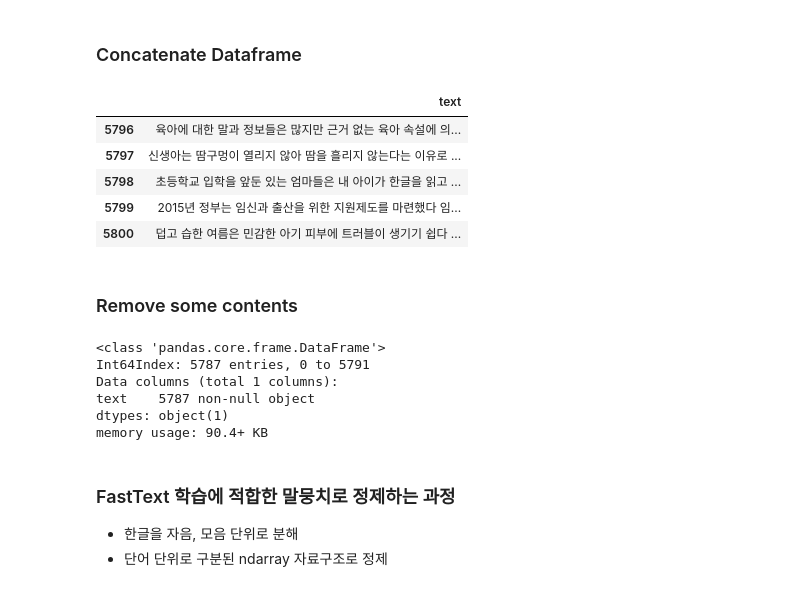
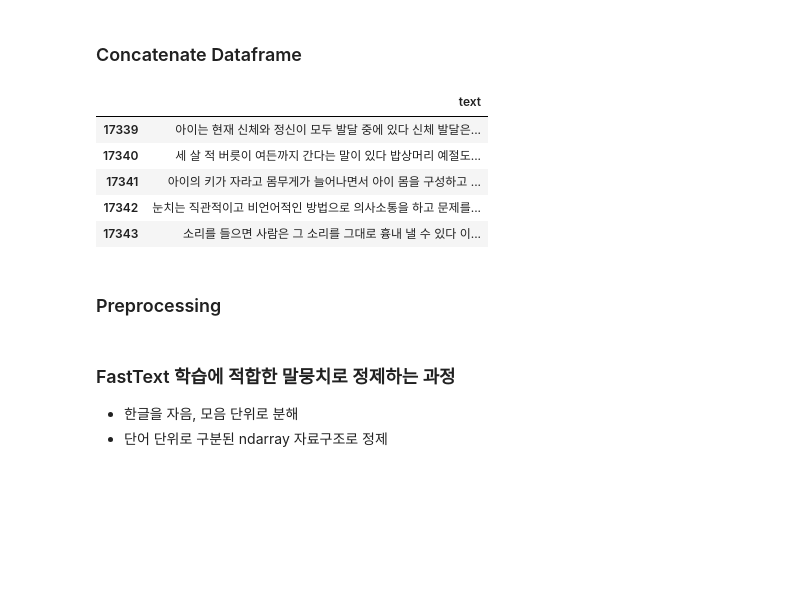
Before and after one commit to catching-space/works, a Jupyter notebook: fasttext.ipynb, the cells around one changed output. Cells and saved outputs as stored; diff of their text form; code cells hidden in the pictures; blank space fills up the shorter version.

```diff
--- a/fasttext.ipynb
+++ b/fasttext.ipynb
@@ -17,6 +17,7 @@ df1 = pd.read_csv("data/maeili.csv", encoding='utf-8')
 df2 = pd.read_csv("data/baby.csv", encoding='utf-8')
 df3 = pd.read_csv("data/toys.csv", encoding='utf-8')
 df4 = pd.read_csv("data/seoulchildcare.csv", encoding='utf-8')
-df5 = pd.read_csv("data/babynews.csv", encoding='utf-8')
+df5 = pd.read_csv("data/babynews_DLC.csv", encoding='utf-8')
 df6 = pd.read_csv("data/ildongfoodis.csv", encoding='utf-8')
 df7 = pd.read_csv("data/momsmagazine.csv", encoding='utf-8')
+df8 = pd.read_csv("data/ange.csv", encoding='utf-8')
@@ -100,15 +24,16 @@ df7.tail()
 # %% [markdown]
 ### Concatenate Dataframe
 # %%
-df = pd.concat([df1.text, df2.text, df3.text, df4.text, df5.text, df6.text, df7.text])
+df = pd.concat([df1.text, df2.text, df3.text, df4.text,
+                df5.text, df6.text, df7.text, df8.text])
 df = pd.DataFrame(df).reset_index(drop=True)
 df.tail()
 # %% [output]
 |  | text |
-| 5796 | 육아에 대한 말과 정보들은 많지만 근거 없는 육아 속설에 의... |
-| 5797 | 신생아는 땀구멍이 열리지 않아 땀을 흘리지 않는다는 이유로 ... |
-| 5798 | 초등학교 입학을 앞둔 있는 엄마들은 내 아이가 한글을 읽고 ... |
-| 5799 | 2015년 정부는 임신과 출산을 위한 지원제도를 마련했다 임... |
-| 5800 | 덥고 습한 여름은 민감한 아기 피부에 트러블이 생기기 쉽다 ... |
+| 17339 | 아이는 현재 신체와 정신이 모두 발달 중에 있다 신체 발달은... |
+| 17340 | 세 살 적 버릇이 여든까지 간다는 말이 있다 밥상머리 예절도... |
+| 17341 | 아이의 키가 자라고 몸무게가 늘어나면서 아이 몸을 구성하고 ... |
+| 17342 | 눈치는 직관적이고 비언어적인 방법으로 의사소통을 하고 문제를... |
+| 17343 | 소리를 들으면 사람은 그 소리를 그대로 흉내 낼 수 있다 이... |
-# %% [markdown]
-### Remove some contents
+# %% [markdown]
+### Preprocessing
@@ -115,12 +55,5 @@ df.tail()
 # %%
 df = df.drop(index=[952, 955, 956, 960, 962, 964, 1165, 1240, 1322])
+df = df.drop_duplicates()
+df = df.dropna()
 df = pd.DataFrame(df).reset_index(drop=True)
-df = df.dropna()
-df.info()
-# %% [output]
-<class 'pandas.core.frame.DataFrame'>
-Int64Index: 5787 entries, 0 to 5791
-Data columns (total 1 columns):
-text    5787 non-null object
-dtypes: object(1)
-memory usage: 90.4+ KB
```
Also changed, not shown: parts of 46 cells of this notebook, 2 other files.
